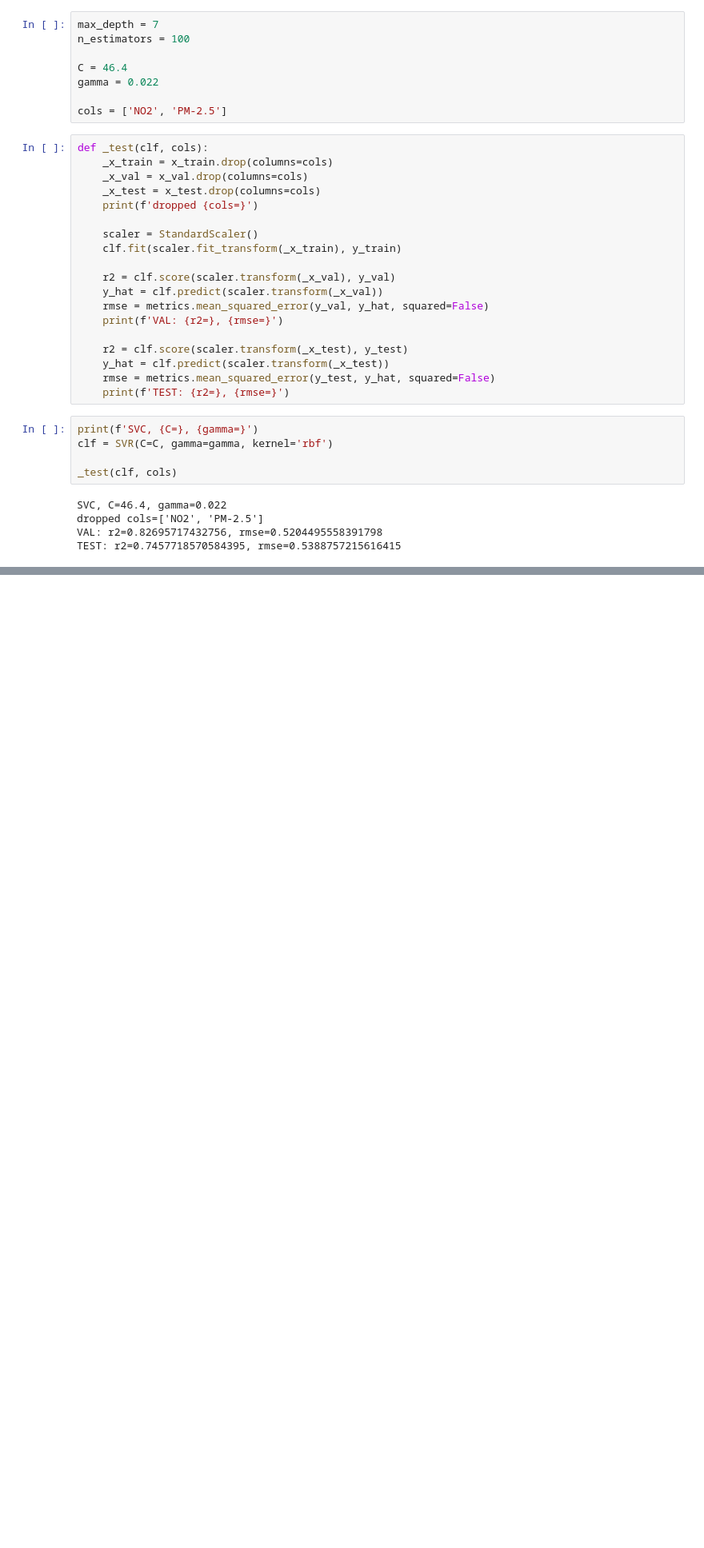
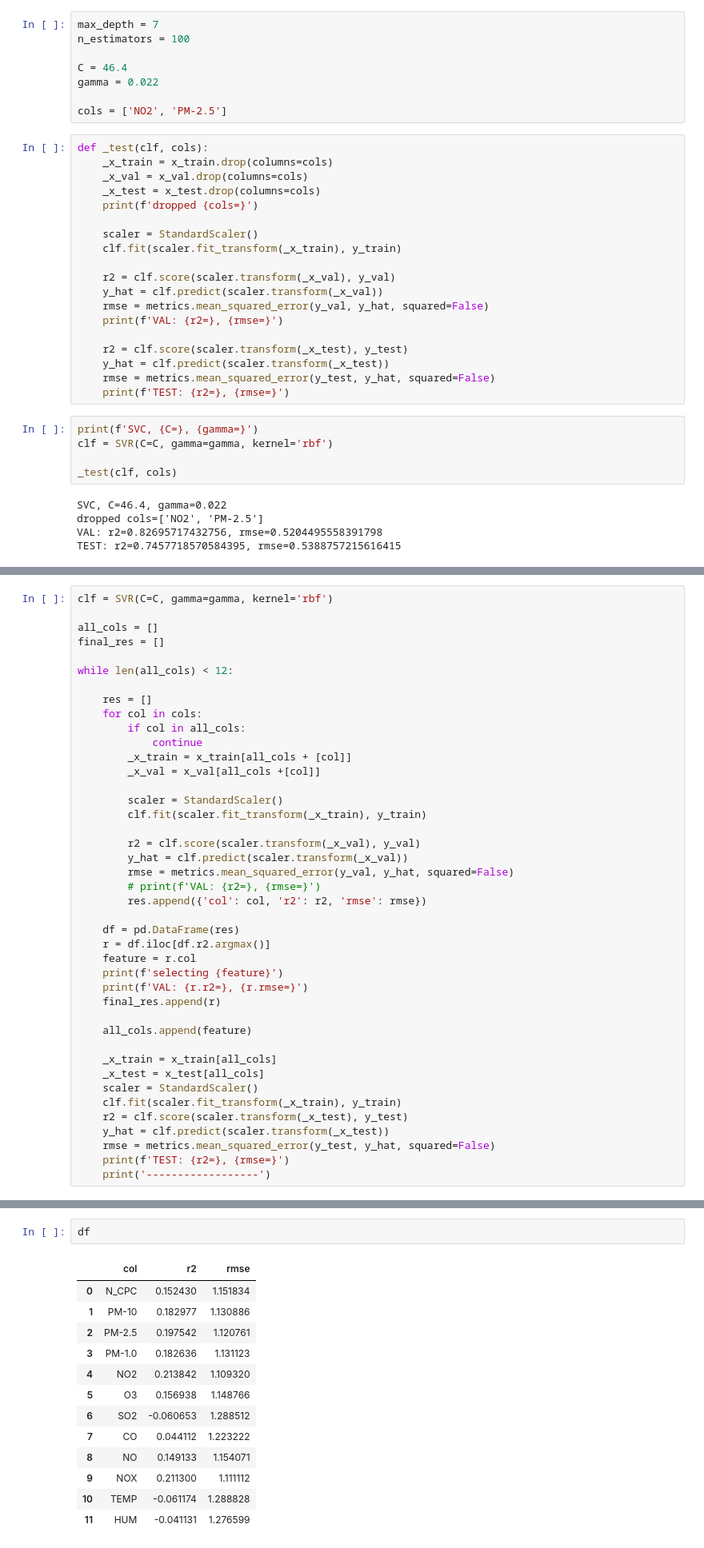
Before and after one commit to M3lo00/TOML_Homeworks, a Jupyter notebook: Homework3-4/model_training.ipynb, the cells around one changed output, grey strips where cells are left out. Shown: that part at 80% size. Saved outputs shown, nothing was run; the diff lists cells and outputs as text; blank space fills up the shorter version.

```diff
--- a/Homework3-4/model_training.ipynb
+++ b/Homework3-4/model_training.ipynb
@@ -648,0 +676,42 @@ TEST: r2=0.7022445965373612, rmse=0.5831853834587083
+# %%
+clf = SVR(C=C, gamma=gamma, kernel='rbf')
+
+all_cols = []
+final_res = []
+
+while len(all_cols) < 12:
+
+    res = []
+    for col in cols:
+        if col in all_cols:
+            continue
+        _x_train = x_train[all_cols + [col]]
+        _x_val = x_val[all_cols +[col]]
+
+        scaler = StandardScaler()
+        clf.fit(scaler.fit_transform(_x_train), y_train)
+
+        r2 = clf.score(scaler.transform(_x_val), y_val)
+        y_hat = clf.predict(scaler.transform(_x_val))
+        rmse = metrics.mean_squared_error(y_val, y_hat, squared=False)
+        # print(f'VAL: {r2=}, {rmse=}')
+        res.append({'col': col, 'r2': r2, 'rmse': rmse})
+
+    df = pd.DataFrame(res)
+    r = df.iloc[df.r2.argmax()]
+    feature = r.col
+    print(f'selecting {feature}')
+    print(f'VAL: {r.r2=}, {r.rmse=}')
+    final_res.append(r)
+
+    all_cols.append(feature)
+
+    _x_train = x_train[all_cols]
+    _x_test = x_test[all_cols]
+    scaler = StandardScaler()
+    clf.fit(scaler.fit_transform(_x_train), y_train)
+    r2 = clf.score(scaler.transform(_x_test), y_test)
+    y_hat = clf.predict(scaler.transform(_x_test))
+    rmse = metrics.mean_squared_error(y_test, y_hat, squared=False)
+    print(f'TEST: {r2=}, {rmse=}')
+    print('------------------')
@@ -648,0 +736,16 @@ TEST: r2=0.7022445965373612, rmse=0.5831853834587083
+# %%
+df
+# %% [output]
+|  | col | r2 | rmse |
+| 0 | N_CPC | 0.152430 | 1.151834 |
+| 1 | PM-10 | 0.182977 | 1.130886 |
+| 2 | PM-2.5 | 0.197542 | 1.120761 |
+| 3 | PM-1.0 | 0.182636 | 1.131123 |
+| 4 | NO2 | 0.213842 | 1.109320 |
+| 5 | O3 | 0.156938 | 1.148766 |
+| 6 | SO2 | -0.060653 | 1.288512 |
+| 7 | CO | 0.044112 | 1.223222 |
+| 8 | NO | 0.149133 | 1.154071 |
+| 9 | NOX | 0.211300 | 1.111112 |
+| 10 | TEMP | -0.061174 | 1.288828 |
+| 11 | HUM | -0.041131 | 1.276599 |
```
Also changed, not shown: parts of 15 cells of this notebook.
